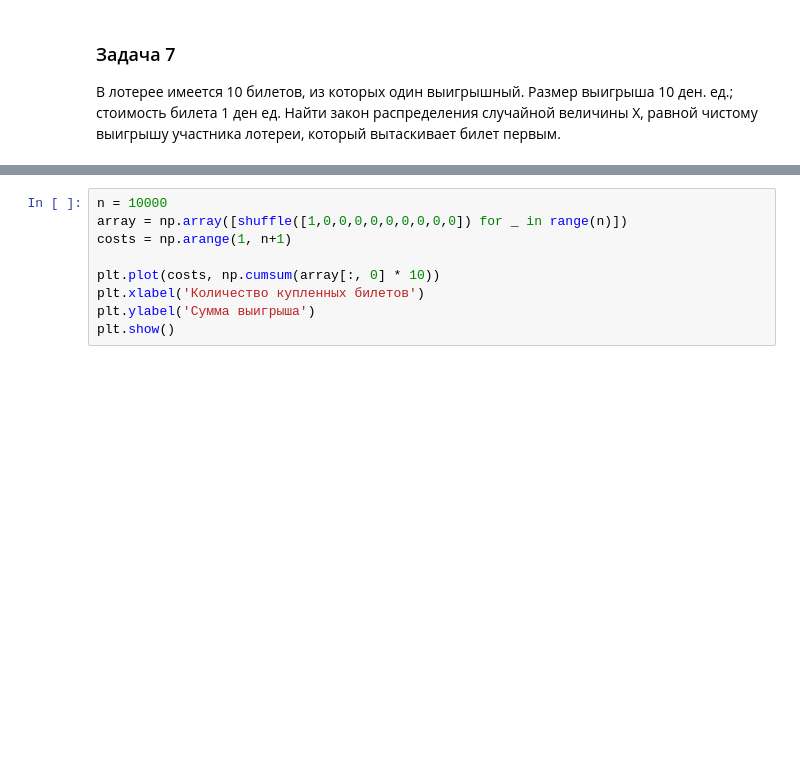
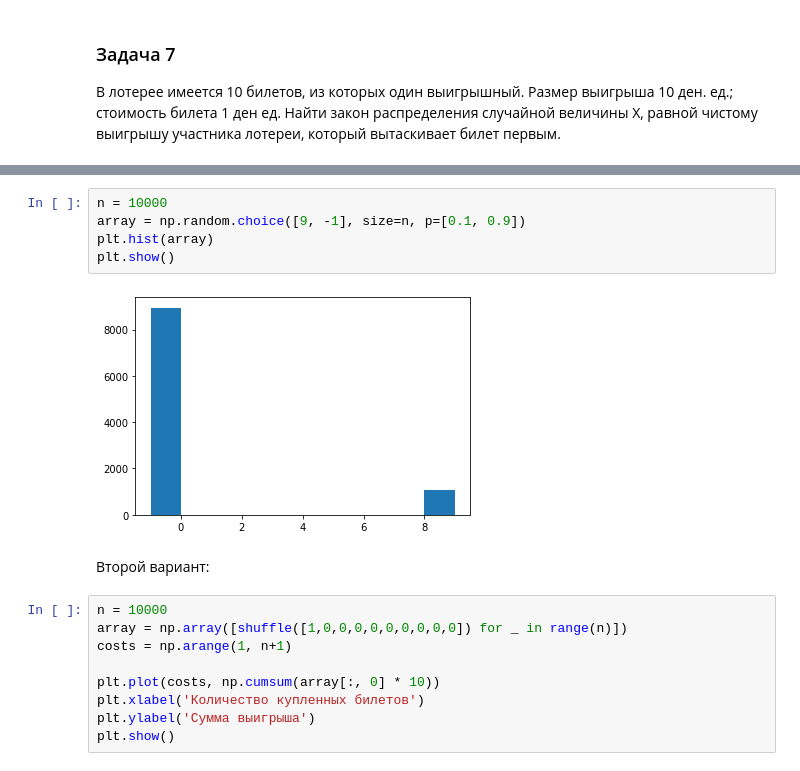
Before and after one commit to buxkirill/reboot_DA, a Jupyter notebook: math_stat/homeworks/Практика_к_занятию_11_empty.ipynb, the cells around one changed output, grey strips where cells are left out. Cells and saved outputs as stored; diff of their text form; blank space fills up the shorter version.

```diff
--- a/math_stat/homeworks/Практика_к_занятию_11_empty.ipynb
+++ b/math_stat/homeworks/Практика_к_занятию_11_empty.ipynb
@@ -221,3 +228,12 @@ D: 0.9898
+# %%
+n = 10000
+array = np.random.choice([9, -1], size=n, p=[0.1, 0.9])
+plt.hist(array)
+plt.show()
+# %% [output]
+[figure, added]
+# %% [markdown]
+Второй вариант:
 # %%
 n = 10000
 array = np.array([shuffle([1,0,0,0,0,0,0,0,0,0]) for _ in range(n)])
```
Also changed, not shown: parts of 2 cells of this notebook.
